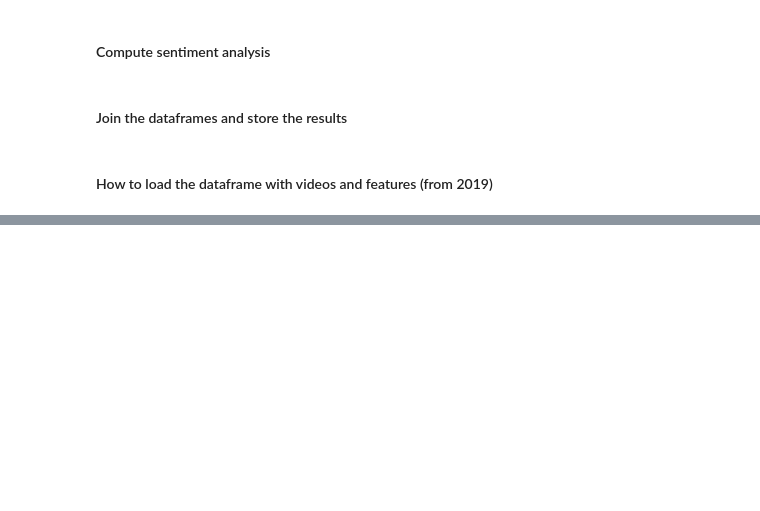
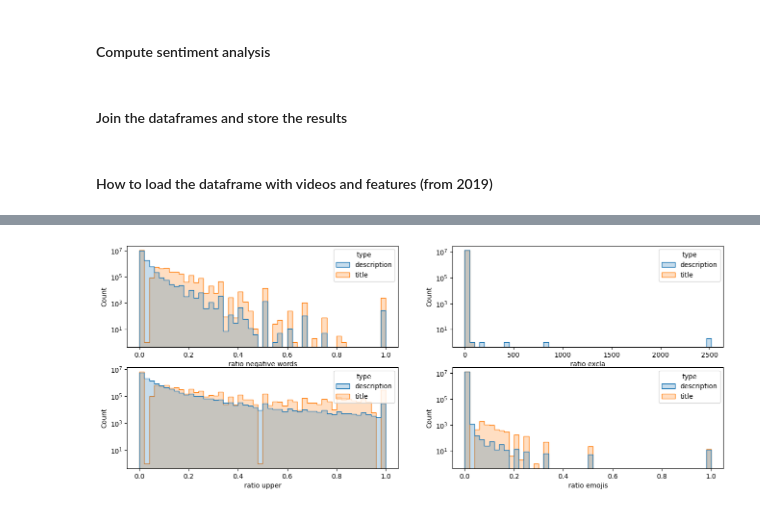
Before and after one commit to epfl-ada/ada-2022-project-adagang, a Jupyter notebook: data_processing.ipynb, the cells around one changed output, grey strips where cells are left out. Saved outputs shown, nothing was run; the diff lists cells and outputs as text; code cells hidden in the pictures; blank space fills up the shorter version.

```diff
--- a/data_processing.ipynb
+++ b/data_processing.ipynb
@@ -216,0 +266,32 @@ videos_features = pd.read_parquet('generated/2019/2019_videos_Typo_Emojis_NegWor
+# %%
+ratio_emojis_title = videos_features['count_negative_emojis_title']/videos_features['count_words_title']
+ratio_emojis_description = videos_features['count_negative_emojis_description']/videos_features['count_words_description']
+
+
+
+
+ratio_emojis_words = np.concatenate((ratio_emojis_description, ratio_emojis_title), None)
+# %%
+sentiment_compount_title = videos_features['sia_compound_title']
+sentiment_compount_description = videos_features['sia_compound_title']
+
+
+
+
+ratio_emojis_words = np.concatenate((sentiment_compount_description, sentiment_compount_title), None)
+# %%
+#need excla and compount
+total_neg_title = ratio_neg_words_title+ratio_upper_title+ratio_emojis_title
+total_neg_description = ratio_neg_words_description+ratio_upper_description+ratio_emojis_description
+
+total_provocation = np.concatenate((total_neg_description, total_neg_title), None)
+# %%
+df_hist = pd.DataFrame({
+    'type': type_neg,
+    'ratio negative words': neg_words,
+    'ratio excla' : ratio_excla_words,
+    'ratio upper' : ratio_upper_words,
+    'ratio emojis' : ratio_emojis_words,
+    'total provocation': total_provocation
+
+})
@@ -216,0 +314,14 @@ videos_features = pd.read_parquet('generated/2019/2019_videos_Typo_Emojis_NegWor
+# %%
+fig, axes = plt.subplots(nrows=2, ncols=2, figsize=(16,6))
+
+sns.histplot(df_hist, x="ratio negative words", bins=50, hue="type", element="step", ax=axes[0, 0])
+sns.histplot(df_hist, x="ratio excla", bins=50, hue="type", element="step", ax=axes[0, 1])
+sns.histplot(df_hist, x="ratio upper", bins=50, hue="type", element="step", ax=axes[1, 0])
+sns.histplot(df_hist, x="ratio emojis", bins=50, hue="type", element="step", ax=axes[1, 1])
+axes[0, 0].set(yscale ='log')
+axes[0, 1].set(yscale ='log')
+axes[1, 0].set(yscale ='log')
+axes[1, 1].set(yscale ='log')
+plt.show()
+# %% [output]
+[figure, added]
```
Also changed, not shown: parts of 8 cells of this notebook.
